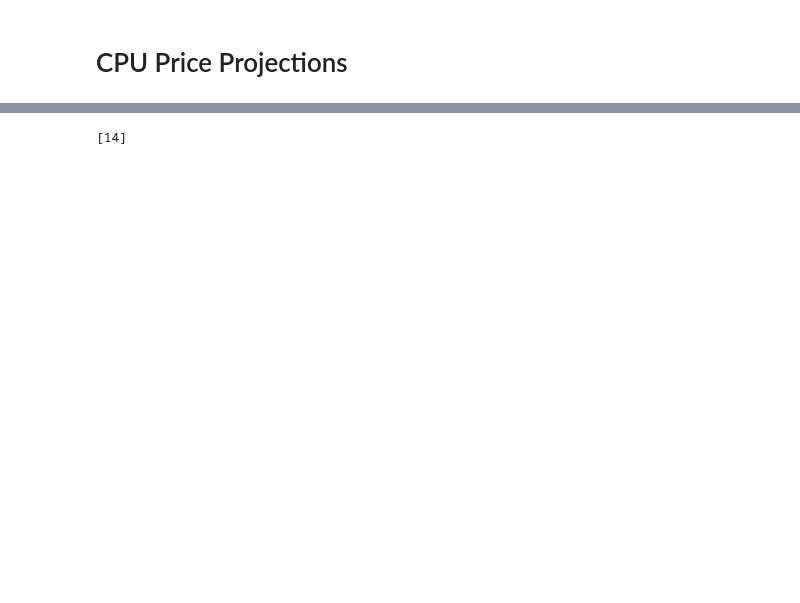
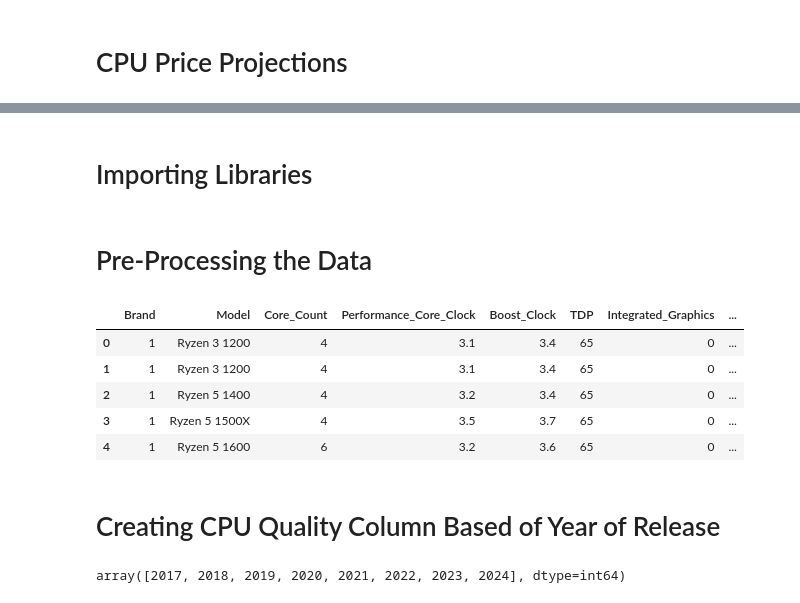
Before and after one commit to knoppds/CSCI_5502_Group_Project_01, a Jupyter notebook: Component_Release_Year_Projections.ipynb, the cells around one changed output, grey strips where cells are left out. Saved outputs shown, nothing was run; the diff lists cells and outputs as text; code cells hidden in the pictures; blank space fills up the shorter version.

```diff
--- a/Component_Release_Year_Projections.ipynb
+++ b/Component_Release_Year_Projections.ipynb
@@ -421,9 +3,2 @@ F1 Score:
-# %%
-#Predict the Core Count given Release Year of 2022, Boost Clock of 4 GHz, and Performance Core Clock of 3 GHz
-X_new = pd.DataFrame({'Release_Year':[2030],'Boost_Clock': [6], 'Performance_Core_Clock': [5]})
-X_new = scaler.transform(X_new)
-X_new = sm.add_constant(X_new)
-y_new = svm_model.predict(X_new)
-print(y_new)
-# %% [output]
-[14]
+# %% [markdown]
+# Importing Libraries
@@ -429,0 +21,59 @@ print(y_new)
+# %% [markdown]
+# Pre-Processing the Data
+# %%
+df = pd.read_csv('PC_Part_Picker_Datasets\CPU_df_updated.csv')
+#drop GHz from Performance Core Clock and Boost Clock
+df['Performance Core Clock'] = df['Performance Core Clock'].str.replace(' GHz', '')
+df['Boost Clock'] = df['Boost Clock'].str.replace(' GHz', '')
+#change Performance Core Clock and Boost Clock to float
+df['Performance Core Clock'] = df['Performance Core Clock'].astype(float)
+df['Boost Clock'] = df['Boost Clock'].astype(float)
+#remove the spaces from the column names
+df.columns = df.columns.str.replace(' ', '_')
+#remove W from TDP Column
+df['TDP'] = df['TDP'].str.replace(' W', '')
+# For Brand Column change AMD to 1 and Intel to 0
+df['Brand'] = df['Brand'].replace('AMD', 1)
+df['Brand'] = df['Brand'].replace('Intel', 0)
+# For Integrated_Graphics replace empty values with 0
+df['Integrated_Graphics'] = df['Integrated_Graphics'].fillna(0)
+# For Integrated Graphics change each unique value to a number
+df['Integrated_Graphics'] = df['Integrated_Graphics'].replace('Radeon', 1)
+df['Integrated_Graphics'] = df['Integrated_Graphics'].replace('Intel UHD Graphics 770', 2)
+df['Integrated_Graphics'] = df['Integrated_Graphics'].replace('Radeon Vega 7', 3)
+df['Integrated_Graphics'] = df['Integrated_Graphics'].replace('Radeon Vega 8', 4)
+df['Integrated_Graphics'] = df['Integrated_Graphics'].replace('Radeon 740M', 5)
+df['Integrated_Graphics'] = df['Integrated_Graphics'].replace('Radeon 780M', 6)
+df['Integrated_Graphics'] = df['Integrated_Graphics'].replace('Radeon 760M', 7)
+df['Integrated_Graphics'] = df['Integrated_Graphics'].replace('Intel UHD Graphics 730', 8)
+df['Integrated_Graphics'] = df['Integrated_Graphics'].replace('Intel UHD Graphics 630', 9)
+df['Integrated_Graphics'] = df['Integrated_Graphics'].replace('Intel HD Graphics 630', 10)
+df['Integrated_Graphics'] = df['Integrated_Graphics'].replace('Intel UHD Graphics 750', 11)
+df['Integrated_Graphics'] = df['Integrated_Graphics'].replace('Radeon Vega 11', 12)
+
+# For Socket_Type change each unique value to a number
+df['Socket_Type'] = df['Socket_Type'].replace('AM5', 1)
+df['Socket_Type'] = df['Socket_Type'].replace('AM4', 2)
+df['Socket_Type'] = df['Socket_Type'].replace('LGA 1700', 3)
+df['Socket_Type'] = df['Socket_Type'].replace('LGA 1200', 4)
+df['Socket_Type'] = df['Socket_Type'].replace('LGA 1151', 5)
+
+# For Sockets_Supported change each unique value to a number
+df['Sockets_Supported'] = df['Sockets_Supported'].replace('Yes', 1)
+df['Sockets_Supported'] = df['Sockets_Supported'].replace('No', 0)
+
+df.head()
+# %% [output]
+|  | Brand | Model | Core_Count | Performance_Core_Clock | Boost_Clock | TDP | Integrated_Graphics | ... |
+| 0 | 1 | Ryzen 3 1200 | 4 | 3.1 | 3.4 | 65 | 0 | ... |
+| 1 | 1 | Ryzen 3 1200 | 4 | 3.1 | 3.4 | 65 | 0 | ... |
+| 2 | 1 | Ryzen 5 1400 | 4 | 3.2 | 3.4 | 65 | 0 | ... |
+| 3 | 1 | Ryzen 5 1500X | 4 | 3.5 | 3.7 | 65 | 0 | ... |
+| 4 | 1 | Ryzen 5 1600 | 6 | 3.2 | 3.6 | 65 | 0 | ... |
+# %% [markdown]
+# Creating CPU Quality Column Based of Year of Release
+# %%
+#find the unique values in the Release Year column
+df['Release_Year'].unique()
+# %% [output]
+array([2017, 2018, 2019, 2020, 2021, 2022, 2023, 2024], dtype=int64)
```
Also changed, not shown: parts of 34 cells of this notebook, 3 other files.
